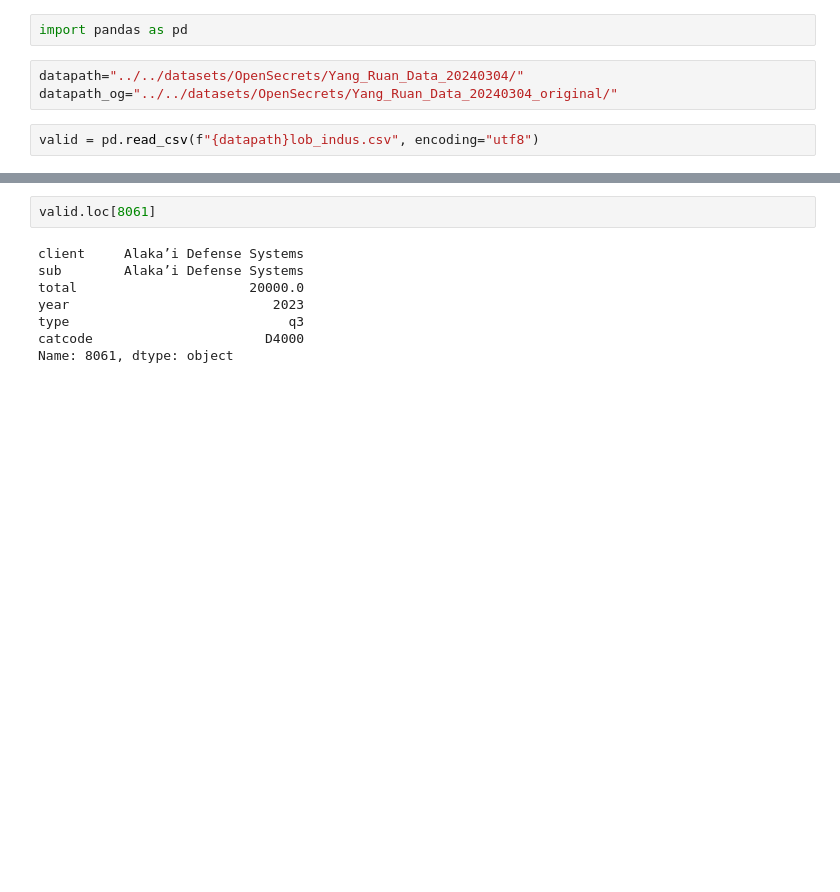
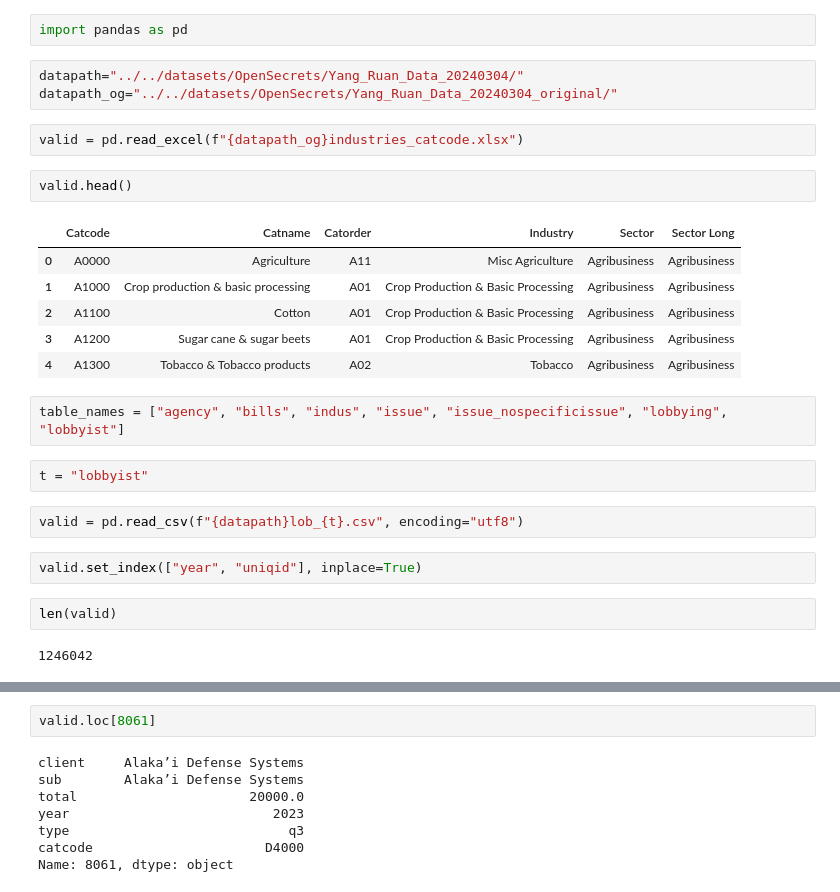
Before and after one commit to mirthbottle/trader_buddy, a Jupyter notebook: jupyter-notebooks/OpenSecrets.ipynb, the cells around one changed output, grey strips where cells are left out. Saved outputs shown, nothing was run; the diff lists cells and outputs as text; blank space fills up the shorter version.

```diff
--- a/jupyter-notebooks/OpenSecrets.ipynb
+++ b/jupyter-notebooks/OpenSecrets.ipynb
@@ -9,5 +9,26 @@ import pandas as pd
 # %%
 datapath="../../datasets/OpenSecrets/Yang_Ruan_Data_20240304/"
 datapath_og="../../datasets/OpenSecrets/Yang_Ruan_Data_20240304_original/"
+# %%
+valid = pd.read_excel(f"{datapath_og}industries_catcode.xlsx")
+# %%
+valid.head()
+# %% [output]
+|  | Catcode | Catname | Catorder | Industry | Sector | Sector Long |
+| 0 | A0000 | Agriculture | A11 | Misc Agriculture | Agribusiness | Agribusiness |
+| 1 | A1000 | Crop production & basic processing | A01 | Crop Production & Basic Processing | Agribusiness | Agribusiness |
+| 2 | A1100 | Cotton | A01 | Crop Production & Basic Processing | Agribusiness | Agribusiness |
+| 3 | A1200 | Sugar cane & sugar beets | A01 | Crop Production & Basic Processing | Agribusiness | Agribusiness |
+| 4 | A1300 | Tobacco & Tobacco products | A02 | Tobacco | Agribusiness | Agribusiness |
+# %%
+table_names = ["agency", "bills", "indus", "issue", "issue_nospecificissue", "lobbying", "lobbyist"]
+# %%
+t = "lobbyist"
 # %%
-valid = pd.read_csv(f"{datapath}lob_indus.csv", encoding="utf8")
+valid = pd.read_csv(f"{datapath}lob_{t}.csv", encoding="utf8")
+# %%
+valid.set_index(["year", "uniqid"], inplace=True)
+# %%
+len(valid)
+# %% [output]
+1246042
```
Also changed, not shown: parts of 6 cells of this notebook.
